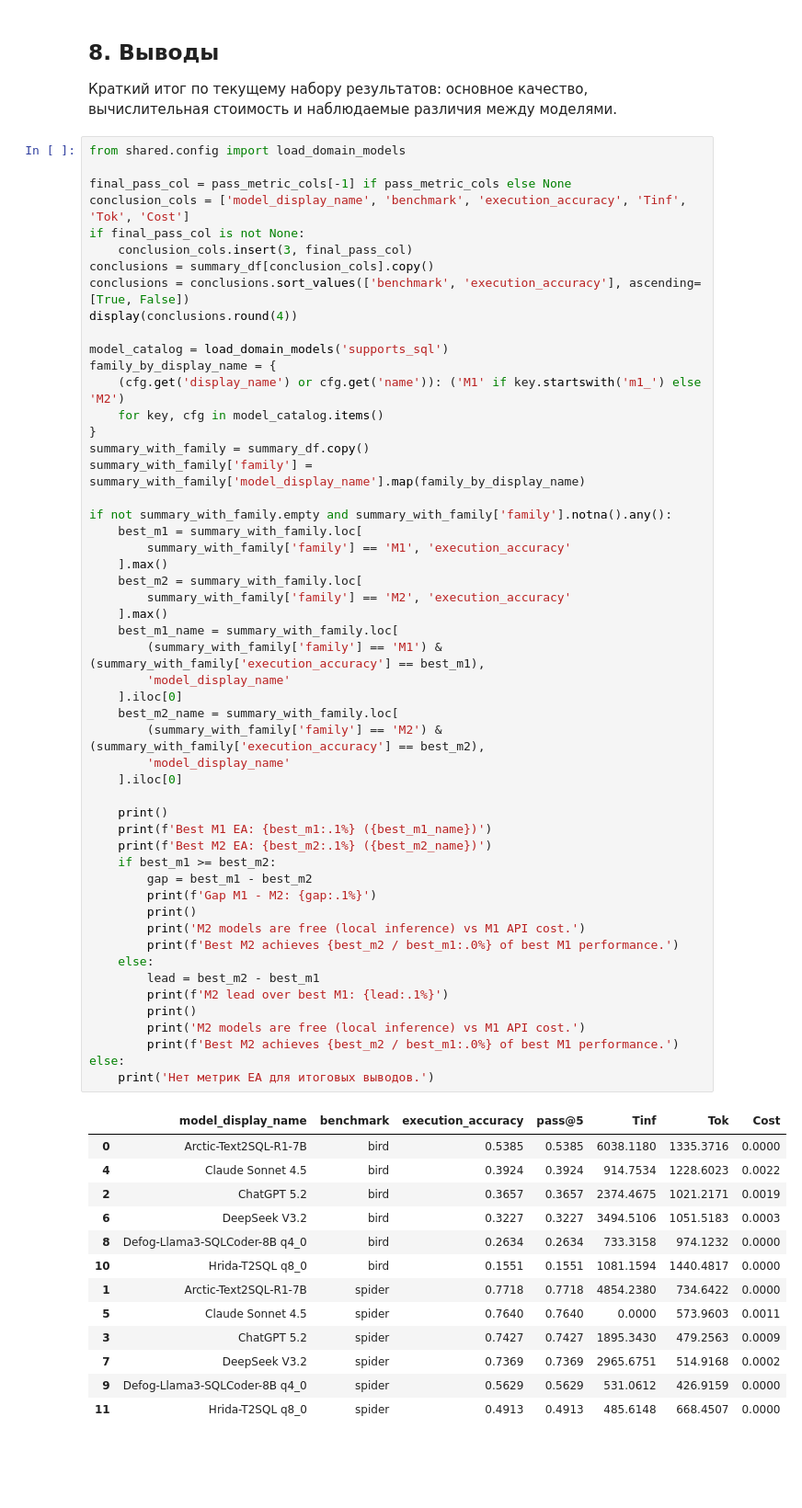
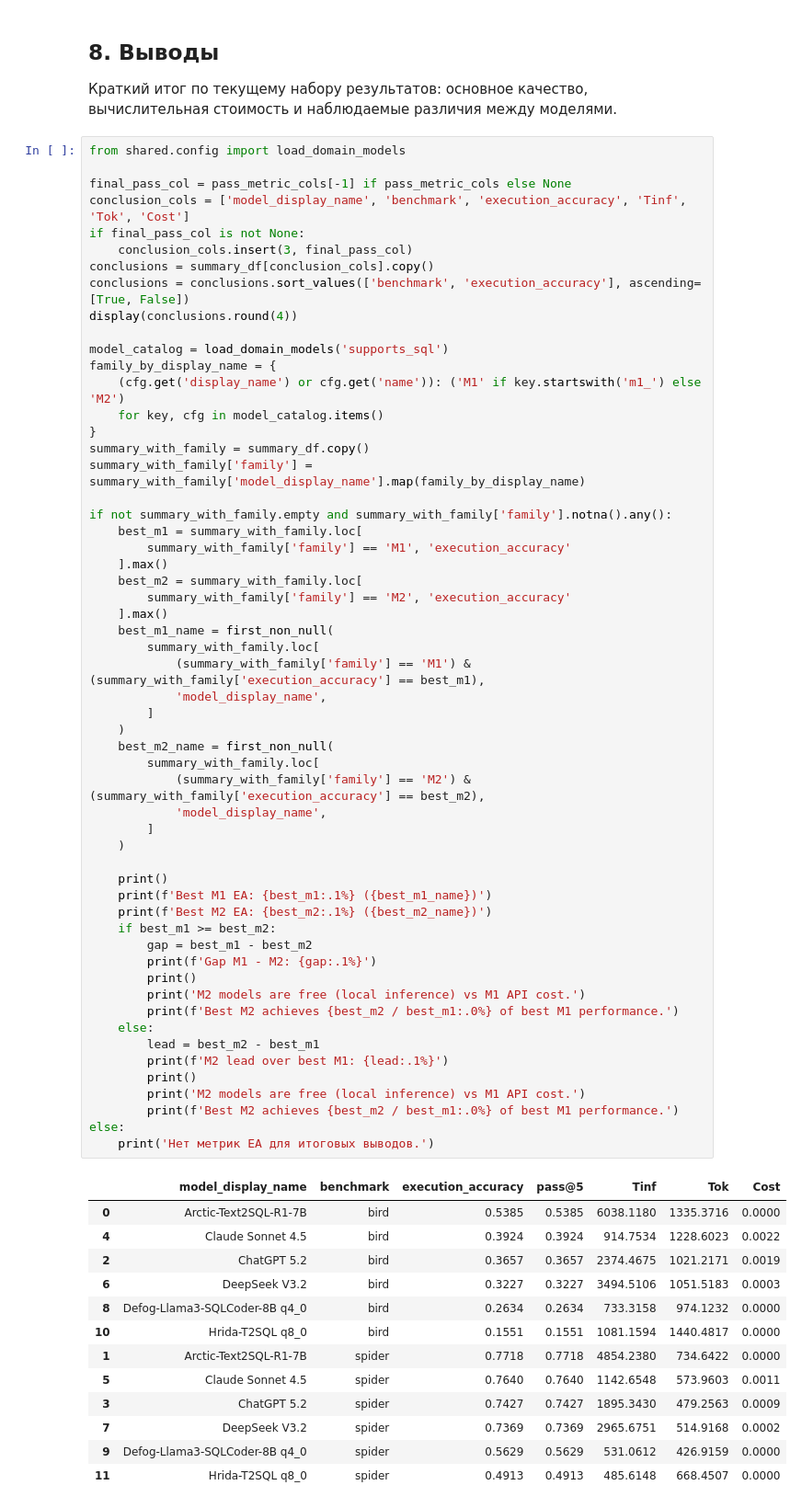
Before and after one commit to countrvl/vkr, a Jupyter notebook: nl2sql/notebooks/01_report_ea.ipynb, the cells around one changed output. Shown at 92% size. Saved outputs shown, nothing was run; the diff lists cells and outputs as text; blank space fills up the shorter version.

```diff
--- a/nl2sql/notebooks/01_report_ea.ipynb
+++ b/nl2sql/notebooks/01_report_ea.ipynb
@@ -525,42 +530,46 @@ if not summary_with_family.empty and summary_with_family['family'].notna().any()
     best_m2 = summary_with_family.loc[
         summary_with_family['family'] == 'M2', 'execution_accuracy'
     ].max()
-    best_m1_name = summary_with_family.loc[
-        (summary_with_family['family'] == 'M1') & (summary_with_family['execution_accuracy'] == best_m1),
-        'model_display_name'
-    ].iloc[0]
-    best_m2_name = summary_with_family.loc[
-        (summary_with_family['family'] == 'M2') & (summary_with_family['execution_accuracy'] == best_m2),
-        'model_display_name'
-    ].iloc[0]
+    best_m1_name = first_non_null(
+        summary_with_family.loc[
+            (summary_with_family['family'] == 'M1') & (summary_with_family['execution_accuracy'] == best_m1),
+            'model_display_name',
+        ]
+    )
+    best_m2_name = first_non_null(
+        summary_with_family.loc[
+            (summary_with_family['family'] == 'M2') & (summary_with_family['execution_accuracy'] == best_m2),
+            'model_display_name',
+        ]
+    )
 
     print()
     print(f'Best M1 EA: {best_m1:.1%} ({best_m1_name})')
     print(f'Best M2 EA: {best_m2:.1%} ({best_m2_name})')
     if best_m1 >= best_m2:
         gap = best_m1 - best_m2
         print(f'Gap M1 - M2: {gap:.1%}')
         print()
         print('M2 models are free (local inference) vs M1 API cost.')
         print(f'Best M2 achieves {best_m2 / best_m1:.0%} of best M1 performance.')
     else:
         lead = best_m2 - best_m1
         print(f'M2 lead over best M1: {lead:.1%}')
         print()
         print('M2 models are free (local inference) vs M1 API cost.')
         print(f'Best M2 achieves {best_m2 / best_m1:.0%} of best M1 performance.')
 else:
     print('Нет метрик EA для итоговых выводов.')
 # %% [output]
 |  | model_display_name | benchmark | execution_accuracy | pass@5 | Tinf | Tok | Cost |
 | 0 | Arctic-Text2SQL-R1-7B | bird | 0.5385 | 0.5385 | 6038.1180 | 1335.3716 | 0.0000 |
 | 4 | Claude Sonnet 4.5 | bird | 0.3924 | 0.3924 | 914.7534 | 1228.6023 | 0.0022 |
 | 2 | ChatGPT 5.2 | bird | 0.3657 | 0.3657 | 2374.4675 | 1021.2171 | 0.0019 |
 | 6 | DeepSeek V3.2 | bird | 0.3227 | 0.3227 | 3494.5106 | 1051.5183 | 0.0003 |
 | 8 | Defog-Llama3-SQLCoder-8B q4_0 | bird | 0.2634 | 0.2634 | 733.3158 | 974.1232 | 0.0000 |
 | 10 | Hrida-T2SQL q8_0 | bird | 0.1551 | 0.1551 | 1081.1594 | 1440.4817 | 0.0000 |
 | 1 | Arctic-Text2SQL-R1-7B | spider | 0.7718 | 0.7718 | 4854.2380 | 734.6422 | 0.0000 |
-| 5 | Claude Sonnet 4.5 | spider | 0.7640 | 0.7640 | 0.0000 | 573.9603 | 0.0011 |
+| 5 | Claude Sonnet 4.5 | spider | 0.7640 | 0.7640 | 1142.6548 | 573.9603 | 0.0011 |
 | 3 | ChatGPT 5.2 | spider | 0.7427 | 0.7427 | 1895.3430 | 479.2563 | 0.0009 |
 | 7 | DeepSeek V3.2 | spider | 0.7369 | 0.7369 | 2965.6751 | 514.9168 | 0.0002 |
 | 9 | Defog-Llama3-SQLCoder-8B q4_0 | spider | 0.5629 | 0.5629 | 531.0612 | 426.9159 | 0.0000 |
```
Also changed, not shown: parts of 4 cells of this notebook, 6 other files.
